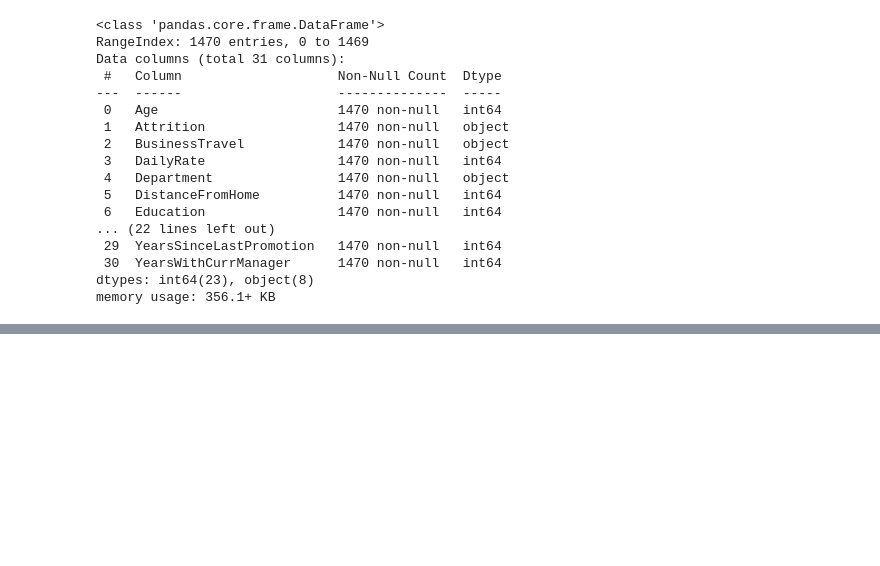
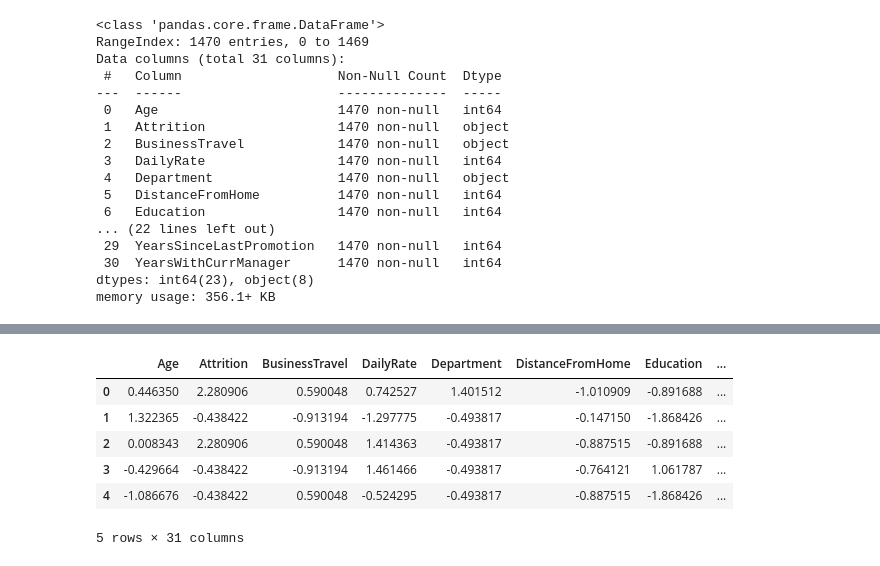
Before and after one commit to shahdelmasry12/Data-Mining-Project, a Jupyter notebook: (Classification)Employee_Attrition_–_HR_Analytics.ipynb, the cells around one changed output, grey strips where cells are left out. Saved outputs shown, nothing was run; the diff lists cells and outputs as text; code cells hidden in the pictures; blank space fills up the shorter version.

```diff
--- a/(Classification)Employee_Attrition_–_HR_Analytics.ipynb
+++ b/(Classification)Employee_Attrition_–_HR_Analytics.ipynb
@@ -357,0 +426,14 @@ memory usage: 356.1+ KB
+# %%
+# Apply StandardScaler to numerical columns
+scaler = StandardScaler()
+df[numerical_cols] = scaler.fit_transform(df[numerical_cols])
+
+df.head()
+# %% [output]
+|  | Age | Attrition | BusinessTravel | DailyRate | Department | DistanceFromHome | Education | ... |
+| 0 | 0.446350 | 2.280906 | 0.590048 | 0.742527 | 1.401512 | -1.010909 | -0.891688 | ... |
+| 1 | 1.322365 | -0.438422 | -0.913194 | -1.297775 | -0.493817 | -0.147150 | -1.868426 | ... |
+| 2 | 0.008343 | 2.280906 | 0.590048 | 1.414363 | -0.493817 | -0.887515 | -0.891688 | ... |
+| 3 | -0.429664 | -0.438422 | -0.913194 | 1.461466 | -0.493817 | -0.764121 | 1.061787 | ... |
+| 4 | -1.086676 | -0.438422 | 0.590048 | -0.524295 | -0.493817 | -0.887515 | -1.868426 | ... |
+5 rows × 31 columns
```
Also changed, not shown: parts of 8 cells of this notebook.
